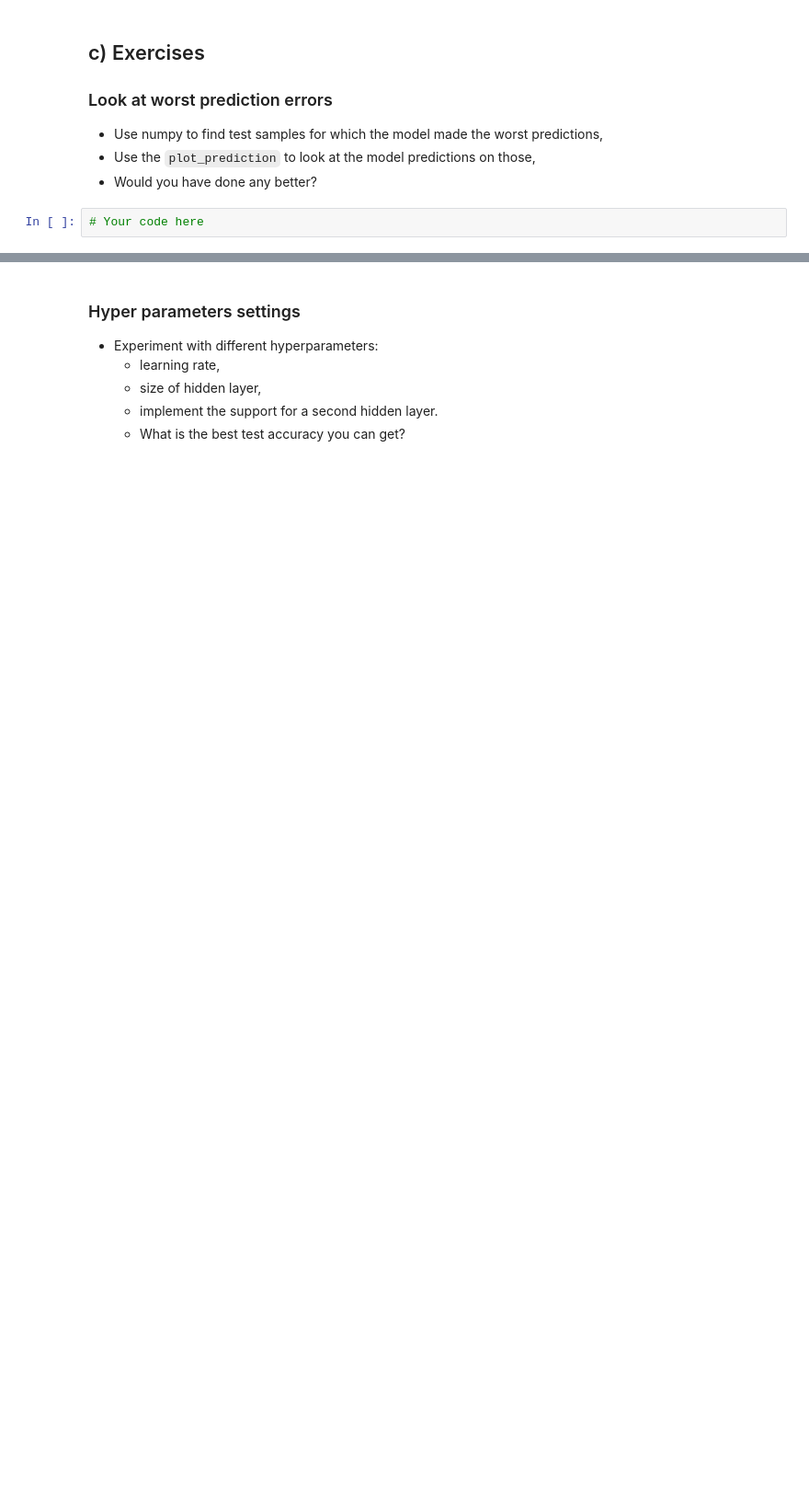
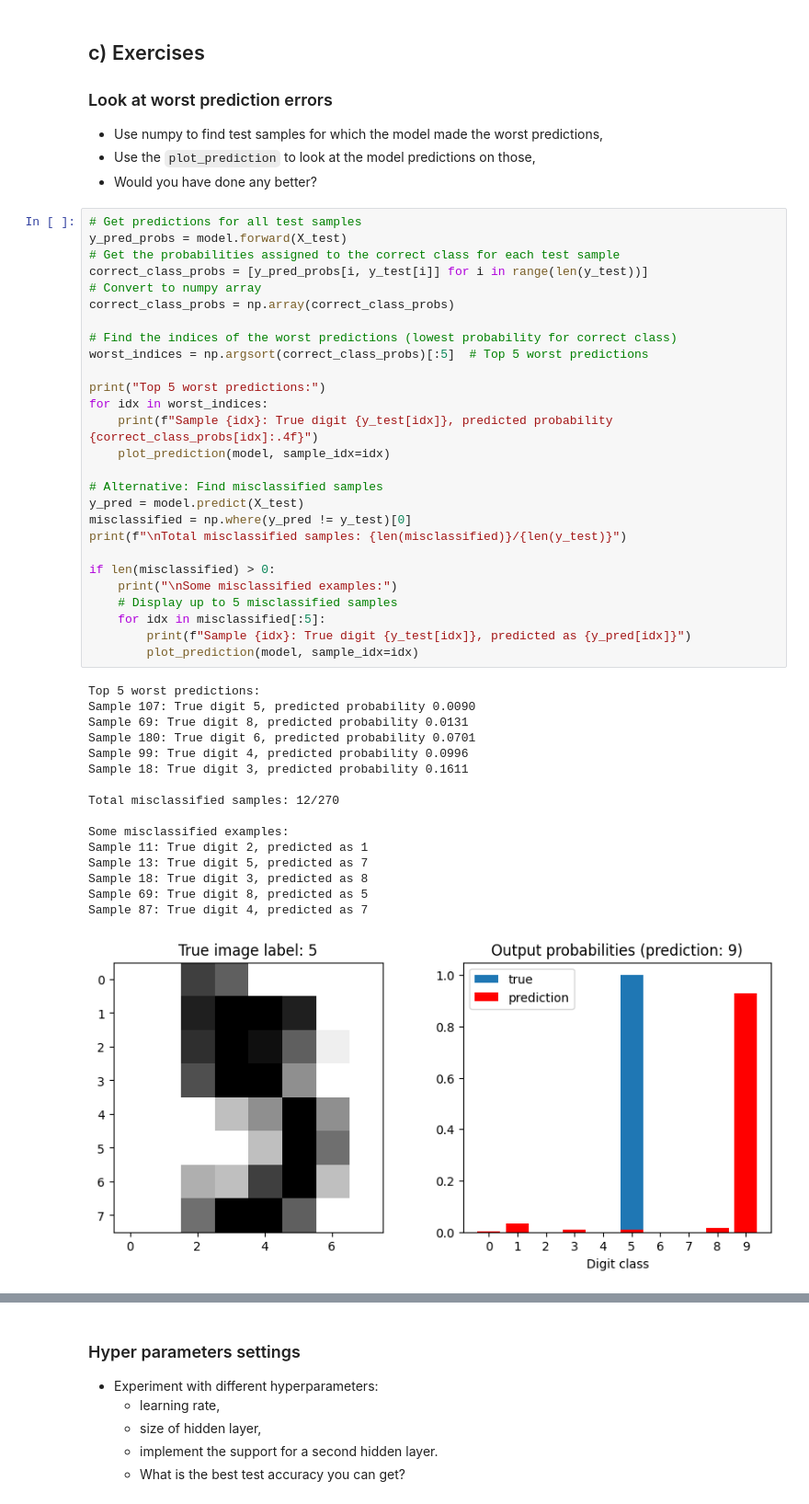
Before and after one commit to andreero0/deep_learning, a Jupyter notebook: 01_materials/labs/lab_2.ipynb, the cells around one changed output, grey strips where cells are left out. Shown at 92% size. Cells and saved outputs as stored; diff of their text form; blank space fills up the shorter version.

```diff
--- a/01_materials/labs/lab_2.ipynb
+++ b/01_materials/labs/lab_2.ipynb
@@ -505,5 +505,47 @@ plot_prediction(model, sample_idx=4)
 - Use numpy to find test samples for which the model made the worst predictions,
 - Use the `plot_prediction` to look at the model predictions on those,
 - Would you have done any better?
-# %%
-# Your code here
+# %%
+# Get predictions for all test samples
+y_pred_probs = model.forward(X_test)
+# Get the probabilities assigned to the correct class for each test sample
+correct_class_probs = [y_pred_probs[i, y_test[i]] for i in range(len(y_test))]
+# Convert to numpy array
+correct_class_probs = np.array(correct_class_probs)
+
+# Find the indices of the worst predictions (lowest probability for correct class)
+worst_indices = np.argsort(correct_class_probs)[:5]  # Top 5 worst predictions
+
+print("Top 5 worst predictions:")
+for idx in worst_indices:
+    print(f"Sample {idx}: True digit {y_test[idx]}, predicted probability {correct_class_probs[idx]:.4f}")
+    plot_prediction(model, sample_idx=idx)
+
+# Alternative: Find misclassified samples
+y_pred = model.predict(X_test)
+misclassified = np.where(y_pred != y_test)[0]
+print(f"\nTotal misclassified samples: {len(misclassified)}/{len(y_test)}")
+
+if len(misclassified) > 0:
+    print("\nSome misclassified examples:")
+    # Display up to 5 misclassified samples
+    for idx in misclassified[:5]:
+        print(f"Sample {idx}: True digit {y_test[idx]}, predicted as {y_pred[idx]}")
+        plot_prediction(model, sample_idx=idx)
+# %% [output]
+Top 5 worst predictions:
+Sample 107: True digit 5, predicted probability 0.0090
+Sample 69: True digit 8, predicted probability 0.0131
+Sample 180: True digit 6, predicted probability 0.0701
+Sample 99: True digit 4, predicted probability 0.0996
+Sample 18: True digit 3, predicted probability 0.1611
+
+Total misclassified samples: 12/270
+
+Some misclassified examples:
+Sample 11: True digit 2, predicted as 1
+Sample 13: True digit 5, predicted as 7
+Sample 18: True digit 3, predicted as 8
+Sample 69: True digit 8, predicted as 5
+Sample 87: True digit 4, predicted as 7
+[figure, added]
```
Also changed, not shown: parts of 3 cells of this notebook.
